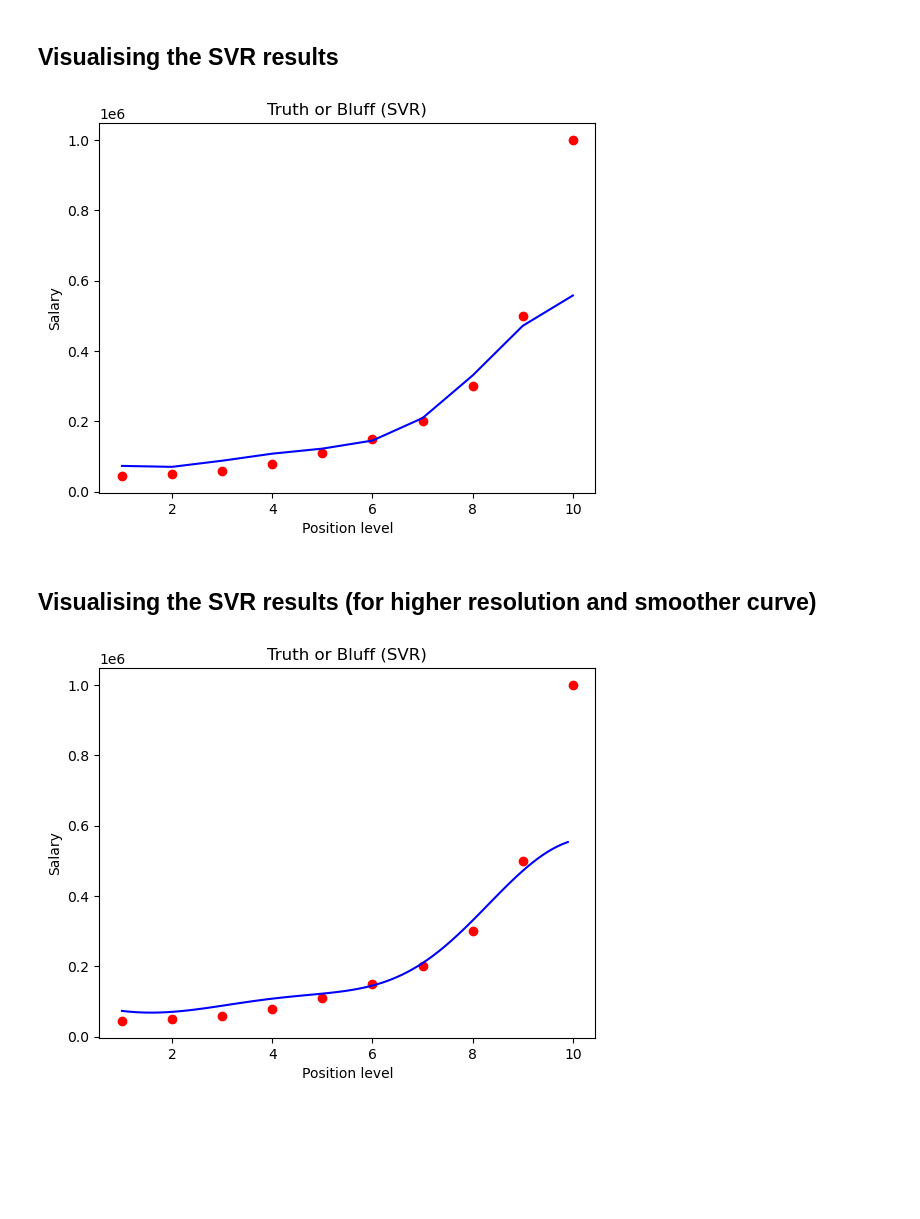
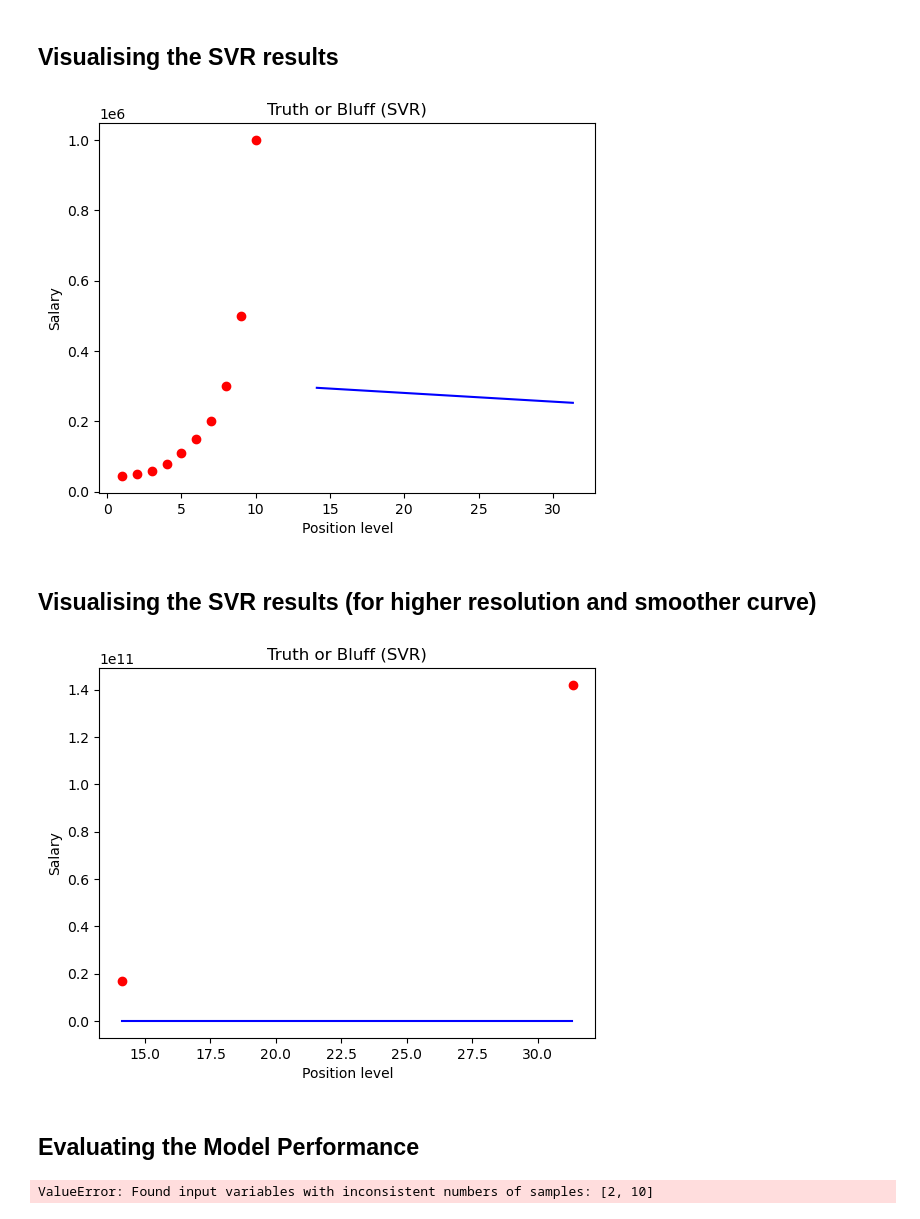
Before and after one commit to PaulaBartolomeMora/ml-notebooks-2, a Jupyter notebook: 4.support_vector_regression.ipynb, the cells around one changed output. Cells and saved outputs as stored; diff of their text form; code cells hidden in the pictures; blank space fills up the shorter version.

```diff
--- a/4.support_vector_regression.ipynb
+++ b/4.support_vector_regression.ipynb
@@ -56,3 +64,6 @@ print(y)
+# %%
+from sklearn.model_selection import train_test_split
+X_train, X_test, y_train, y_test = train_test_split(X, y, test_size = 0.2, random_state = 0)
 # %% [markdown]
 ## Feature Scaling
 # %%
@@ -60,6 +71,10 @@ print(y)
 from sklearn.preprocessing import StandardScaler
 sc_X = StandardScaler()
 sc_y = StandardScaler()
+X_train = sc_X.fit_transform(X)
+y_train = sc_y.fit_transform(y)
+
+#esto solo para los gráficos
 X = sc_X.fit_transform(X)
 y = sc_y.fit_transform(y)
 # %%
@@ -93,13 +108,13 @@ print(y)
 # %%
 from sklearn.svm import SVR
 regressor = SVR(kernel = 'rbf') #Gaussian Radial Basis Function
-regressor.fit(X, y)
+regressor.fit(X_train, y_train)
 # %% [output]
 SVR()
 # %% [markdown]
 ## Predicting the results
 # %%
-y_pred = regressor.predict(X).reshape(-1,1) #se obtienen las predicciones con escalado
+y_pred = regressor.predict(X_test).reshape(-1,1) #se obtienen las predicciones con escalado
 print(y_pred)
 y_pred = sc_y.inverse_transform(y_pred) #se hace escalado inverso para recuperar los valores
 print(y_pred)
@@ -134,13 +135,13 @@ new_pred = sc_y.inverse_transform(new_pred) #escalado inverso
 ## Visualising the SVR results
 # %%
 plt.scatter(sc_X.inverse_transform(X), sc_y.inverse_transform(y), color = 'red') #se vuelve a hacer escalado inverso para volver a los valores reales
-plt.plot(sc_X.inverse_transform(X), y_pred, color = 'blue')
+plt.plot(sc_X.inverse_transform(X_test), y_pred, color = 'blue')
 plt.title('Truth or Bluff (SVR)')
 plt.xlabel('Position level')
 plt.ylabel('Salary')
 plt.show()
 # %% [output]
-[figure, old version]
+[figure, new version]
 # %% [markdown]
 ## Visualising the SVR results (for higher resolution and smoother curve)
 # %%
@@ -153,4 +154,11 @@ plt.xlabel('Position level')
 plt.ylabel('Salary')
 plt.show()
 # %% [output]
-[figure, old version]
+[figure, new version]
+# %% [markdown]
+## Evaluating the Model Performance
+# %%
+from sklearn.metrics import r2_score
+r2_score(y_test, y_pred) #se debería hacer sobre un mismo dataset para todos los casos
+# %% [output]
+ValueError: Found input variables with inconsistent numbers of samples: [2, 10]
```
Also changed, not shown: parts of 5 cells of this notebook, 5 other files.
